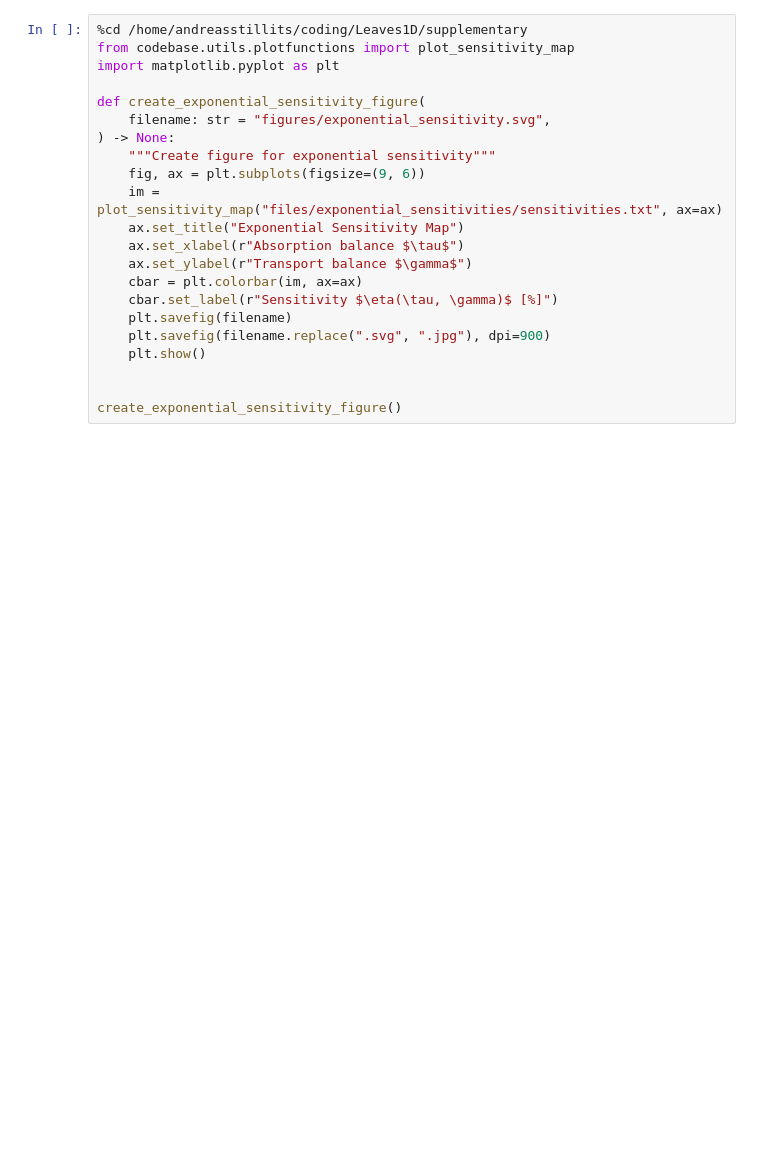
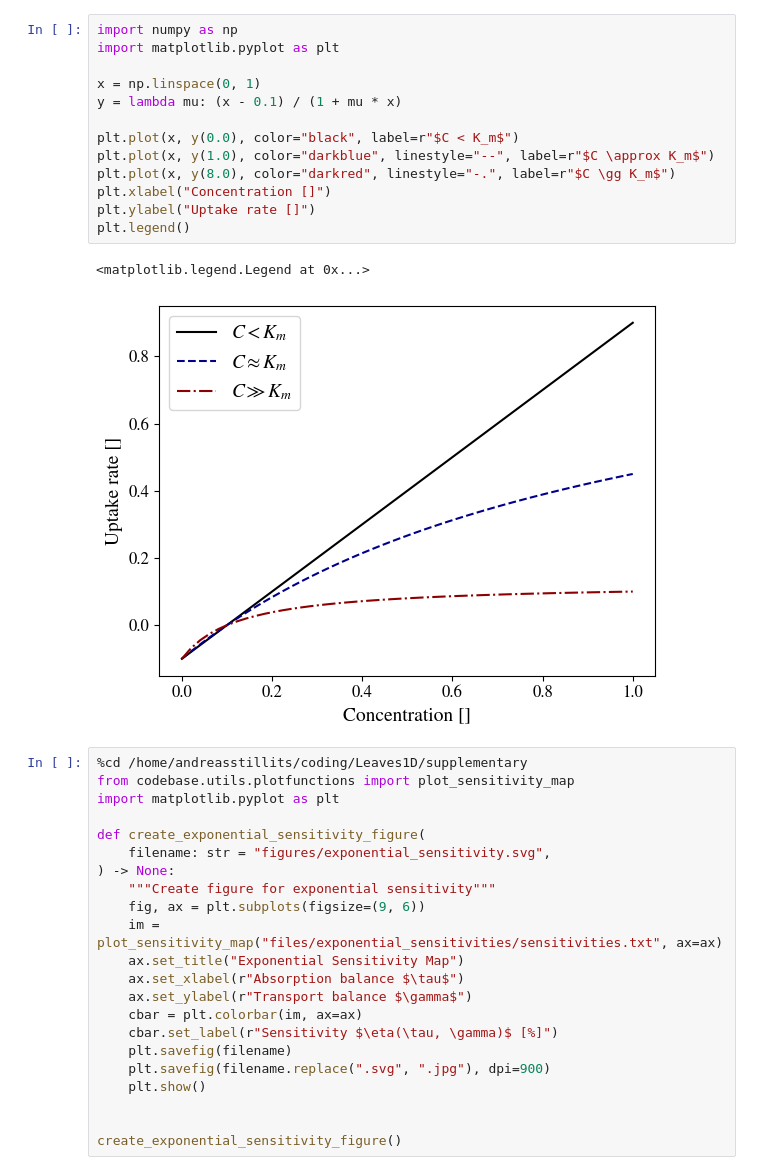
Before and after one commit to andreas-stillits/CarbonFixationModel1D, a Jupyter notebook: supplementary/notebooks/sensitivity.ipynb, the cells around one changed output. Saved outputs shown, nothing was run; the diff lists cells and outputs as text; blank space fills up the shorter version.

```diff
--- a/supplementary/notebooks/sensitivity.ipynb
+++ b/supplementary/notebooks/sensitivity.ipynb
@@ -37,3 +37,19 @@ create_nonlinear_sensitivity_figure()
+# %%
+import numpy as np
+import matplotlib.pyplot as plt
+
+x = np.linspace(0, 1)
+y = lambda mu: (x - 0.1) / (1 + mu * x)
+
+plt.plot(x, y(0.0), color="black", label=r"$C < K_m$")
+plt.plot(x, y(1.0), color="darkblue", linestyle="--", label=r"$C \approx K_m$")
+plt.plot(x, y(8.0), color="darkred", linestyle="-.", label=r"$C \gg K_m$")
+plt.xlabel("Concentration []")
+plt.ylabel("Uptake rate []")
+plt.legend()
+# %% [output]
+<matplotlib.legend.Legend at 0x...>
+[figure, added]
 # %%
 %cd /home/andreasstillits/coding/Leaves1D/supplementary
 from codebase.utils.plotfunctions import plot_sensitivity_map
```
Also changed, not shown: parts of 1 cell of this notebook, 2 other files.
